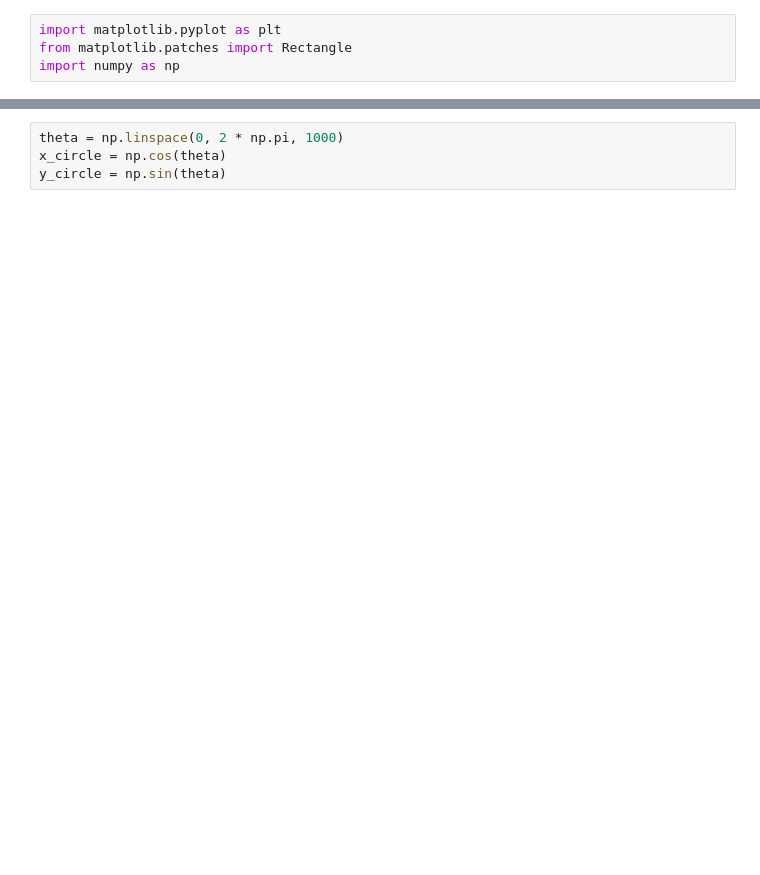
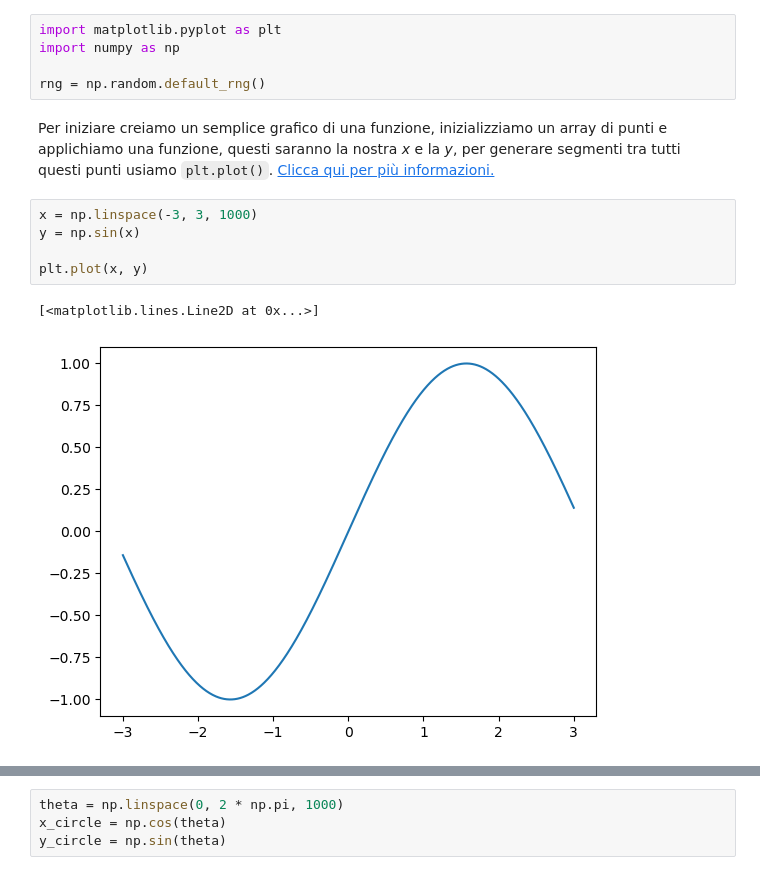
Before and after one commit to alex180500/aisf-corso-python, a Jupyter notebook: intro_python_2.ipynb, the cells around one changed output, grey strips where cells are left out. Cells and saved outputs as stored; diff of their text form; blank space fills up the shorter version.

```diff
--- a/intro_python_2.ipynb
+++ b/intro_python_2.ipynb
@@ -5,4 +9,15 @@ bu chissa
 # %%
 import matplotlib.pyplot as plt
-from matplotlib.patches import Rectangle
 import numpy as np
+
+rng = np.random.default_rng()
+# %% [markdown]
+Per iniziare creiamo un semplice grafico di una funzione, inizializziamo un array di punti e applichiamo una funzione, questi saranno la nostra _x_ e la _y_, per generare segmenti tra tutti questi punti usiamo `plt.plot()`. [Clicca qui per più informazioni.](https://matplotlib.org/stable/api/_as_gen/matplotlib.pyplot.plot.html)
+# %%
+x = np.linspace(-3, 3, 1000)
+y = np.sin(x)
+
+plt.plot(x, y)
+# %% [output]
+[<matplotlib.lines.Line2D at 0x...>]
+[figure, added]
```
Also changed, not shown: parts of 41 cells of this notebook, 6 other files.
